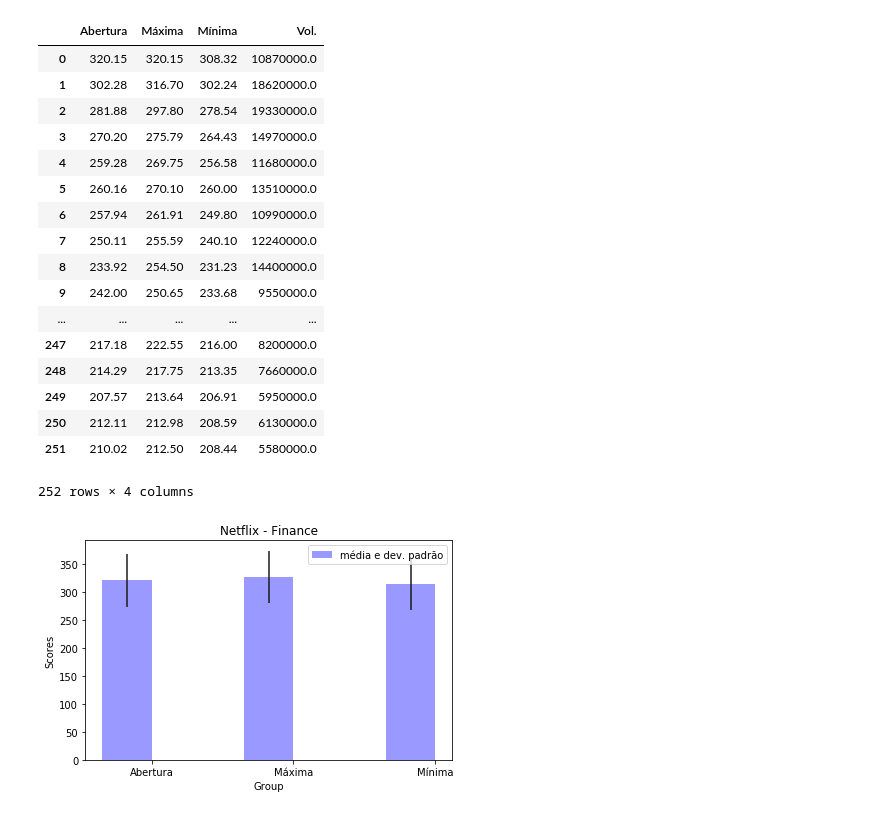
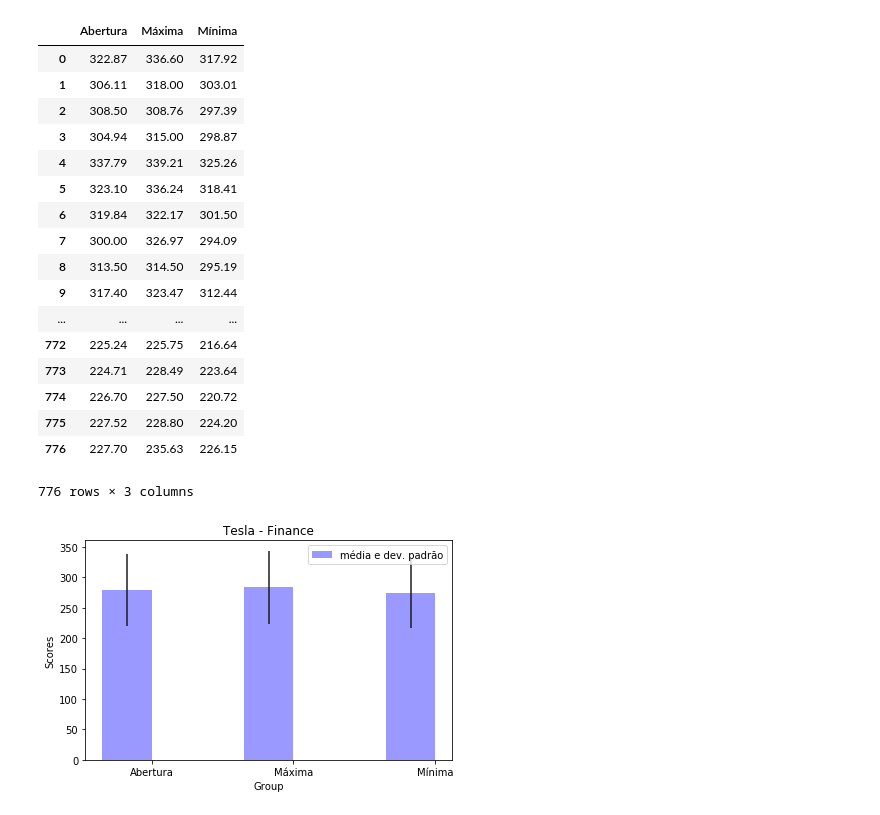
Before and after one commit to joelsonSantos/maratona_data_science_brazil, a Jupyter notebook: tesla_finance_prediction.ipynb, the cells around one changed output. Saved outputs shown, nothing was run; the diff lists cells and outputs as text; code cells hidden in the pictures.

```diff
--- a/tesla_finance_prediction.ipynb
+++ b/tesla_finance_prediction.ipynb
@@ -7,8 +7,8 @@ from sklearn.model_selection import train_test_split
 from sklearn.linear_model import LinearRegression
 
 # dataset = pd.read_csv("/home/joelson/Dropbox/Kaggle/datasets/Tesla/tesla.csv")
-# Dados da Netflix
-dataset = pd.read_csv("/home/joelson/Dropbox/Kaggle/datasets/Netflix/netflix.csv")
+# Dados da Tesla
+dataset = pd.read_csv("/home/joelson/Dropbox/Kaggle/datasets/Tesla/tesla.csv")
 dataset = dataset.apply(lambda x: x.str.replace(',','.'))
 dataset = dataset.apply(lambda x: x.str.replace('M', ''))
 dataset = dataset.apply(lambda x: x.str.replace('%', ''))
@@ -16,6 +16,7 @@ dataset = dataset.convert_objects(convert_numeric=True).dropna()
 dataset['Vol.'] = dataset['Vol.'] * 10**6
 ############################################
 classes = np.array(dataset['Último'])
+date = dataset['Data']
 dataset = dataset.drop(['Data', 'Var%', 'Último'], axis=1)
 X_train, X_test, y_train, y_test = train_test_split(dataset, classes, random_state=0)
 model =  LinearRegression().fit(X_train, y_train)
@@ -46,53 +45,53 @@ For all other conversions use the data-type specific converters pd.to_datetime,
 # %%
 display(dataset)
 # %% [output]
-|  | Abertura | Máxima | Mínima | Vol. |
-| 0 | 320.15 | 320.15 | 308.32 | 10870000.0 |
-| 1 | 302.28 | 316.70 | 302.24 | 18620000.0 |
-| 2 | 281.88 | 297.80 | 278.54 | 19330000.0 |
-| 3 | 270.20 | 275.79 | 264.43 | 14970000.0 |
-| 4 | 259.28 | 269.75 | 256.58 | 11680000.0 |
-| 5 | 260.16 | 270.10 | 260.00 | 13510000.0 |
-| 6 | 257.94 | 261.91 | 249.80 | 10990000.0 |
-| 7 | 250.11 | 255.59 | 240.10 | 12240000.0 |
-| 8 | 233.92 | 254.50 | 231.23 | 14400000.0 |
-| 9 | 242.00 | 250.65 | 233.68 | 9550000.0 |
-| ... | ... | ... | ... | ... |
-| 247 | 217.18 | 222.55 | 216.00 | 8200000.0 |
-| 248 | 214.29 | 217.75 | 213.35 | 7660000.0 |
-| 249 | 207.57 | 213.64 | 206.91 | 5950000.0 |
-| 250 | 212.11 | 212.98 | 208.59 | 6130000.0 |
-| 251 | 210.02 | 212.50 | 208.44 | 5580000.0 |
+|  | Abertura | Máxima | Mínima |
+| 0 | 322.87 | 336.60 | 317.92 |
+| 1 | 306.11 | 318.00 | 303.01 |
+| 2 | 308.50 | 308.76 | 297.39 |
+| 3 | 304.94 | 315.00 | 298.87 |
+| 4 | 337.79 | 339.21 | 325.26 |
+| 5 | 323.10 | 336.24 | 318.41 |
+| 6 | 319.84 | 322.17 | 301.50 |
+| 7 | 300.00 | 326.97 | 294.09 |
+| 8 | 313.50 | 314.50 | 295.19 |
+| 9 | 317.40 | 323.47 | 312.44 |
+| ... | ... | ... | ... |
+| 772 | 225.24 | 225.75 | 216.64 |
+| 773 | 224.71 | 228.49 | 223.64 |
+| 774 | 226.70 | 227.50 | 220.72 |
+| 775 | 227.52 | 228.80 | 224.20 |
+| 776 | 227.70 | 235.63 | 226.15 |
-252 rows × 4 columns
+776 rows × 3 columns
 # %%
 #plotting
 import matplotlib.pyplot as plt
 from matplotlib.ticker import MaxNLocator
 from collections import namedtuple
 
 std = tuple(dataset.std(axis=0))
 mean = tuple(dataset.mean(axis=0))
 n_groups = 3
 
 fig, ax = plt.subplots()
 
 index = np.arange(n_groups)
 bar_width = 0.35
 
 opacity = 0.4
 error_config = {'ecolor': '0.1'}
 
 rects1 = ax.bar(index, mean, bar_width,
                 alpha=opacity, color='b',
                 yerr=std, error_kw=error_config, label='média e dev. padrão')
 ax.set_xlabel('Group')
 ax.set_ylabel('Scores')
-ax.set_title('Netflix - Finance')
+ax.set_title('Tesla - Finance')
 ax.set_xticks(index + bar_width / 2)
 ax.set_xticklabels(('Abertura', 'Máxima', 'Mínima'))
 ax.legend()
 
 fig.tight_layout()
 plt.show()
 # %% [output]
-[figure, old version]
+[figure, new version]
```
Also changed, not shown: parts of 3 cells of this notebook.
